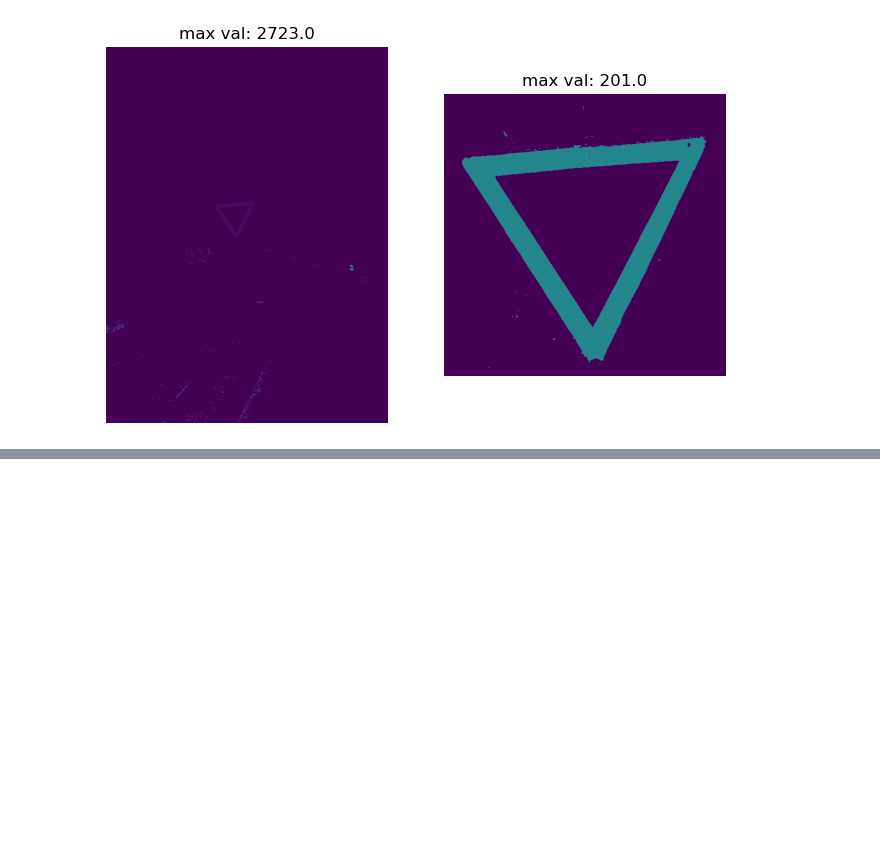
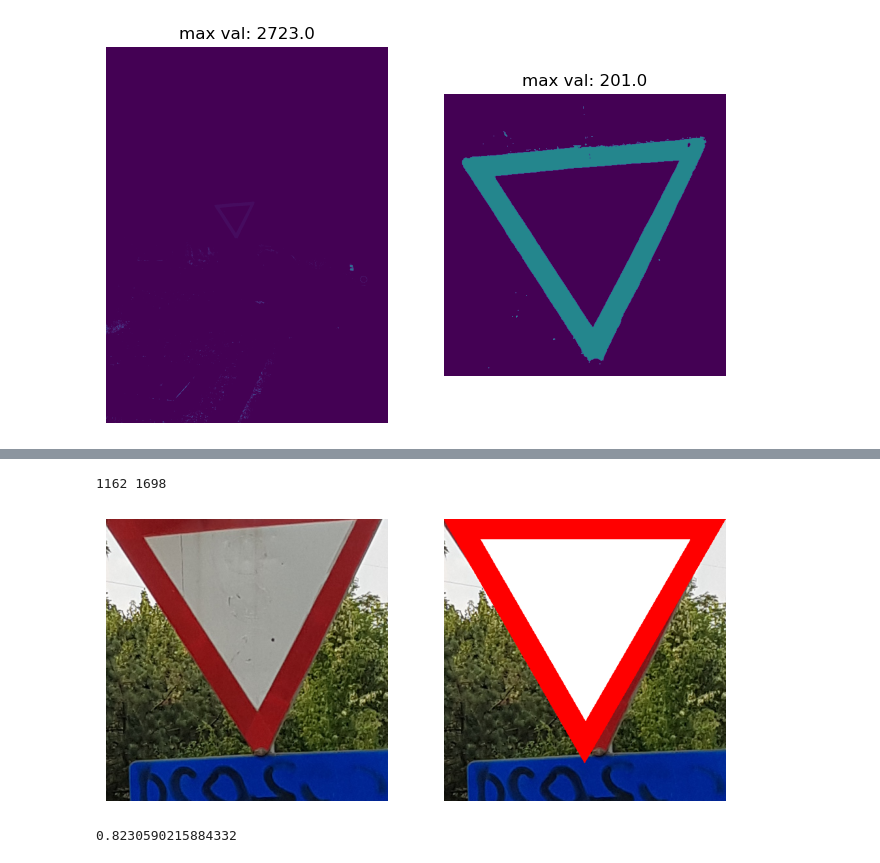
Before and after one commit to mircea-mihail/bike-system, a Jupyter notebook: scripts-and-misc/detectSigns/detect_give-way.ipynb, the cells around one changed output, grey strips where cells are left out. Cells and saved outputs as stored; diff of their text form; code cells hidden in the pictures; blank space fills up the shorter version.

```diff
--- a/scripts-and-misc/detectSigns/detect_give-way.ipynb
+++ b/scripts-and-misc/detectSigns/detect_give-way.ipynb
@@ -434,0 +453,17 @@ length: 432
+# %%
+areola_size = 1000
+img = test_img.copy()
+
+point_to_show = 0
+print(current_chunk.top_left_point.x, current_chunk.top_left_point.y)
+# plt.plot(current_chunk.top_left_point.x, current_chunk.top_left_point.y, 'bo', markersize=2)
+
+# plt.imshow(img)
+# plt.show()
+
+computed_score = check_for_sign(test_img, current_chunk.top_left_point.y, current_chunk.top_left_point.x, current_chunk.side_length)
+print(computed_score)
+# %% [output]
+1162 1698
+[figure, added]
+0.8230590215884332
```
Also changed, not shown: parts of 4 cells of this notebook.
